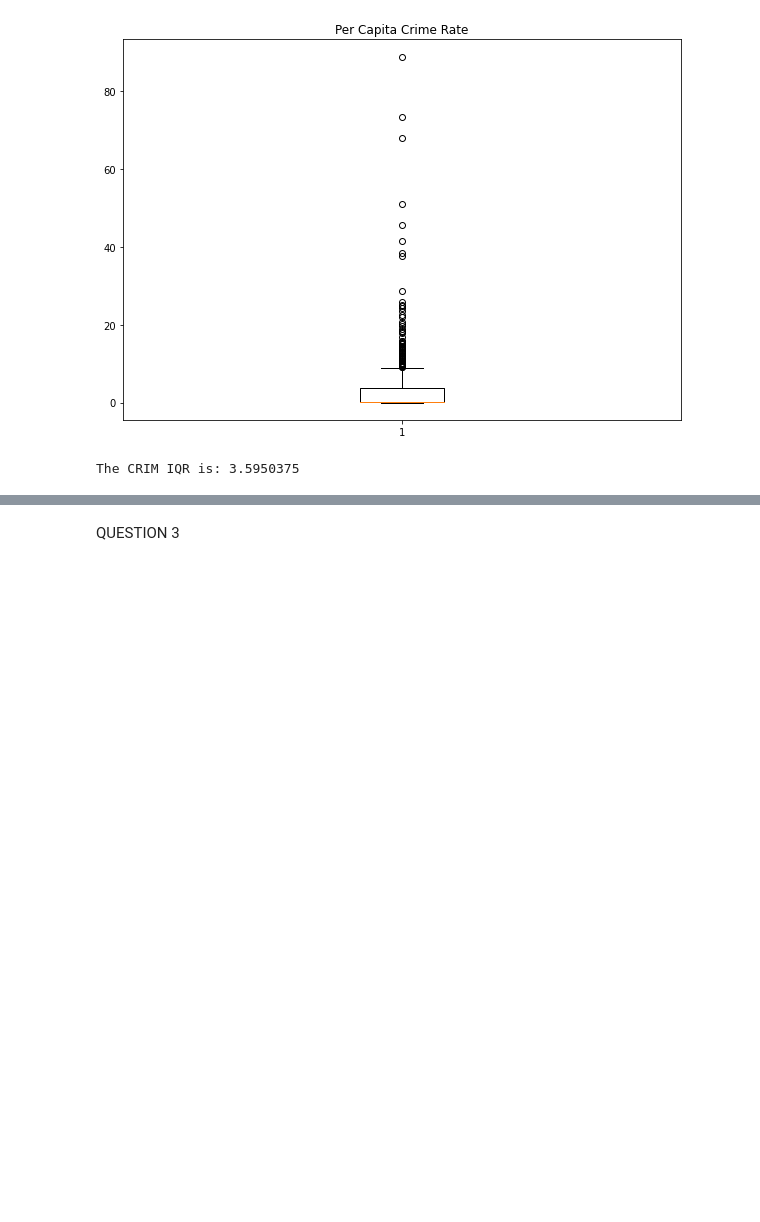
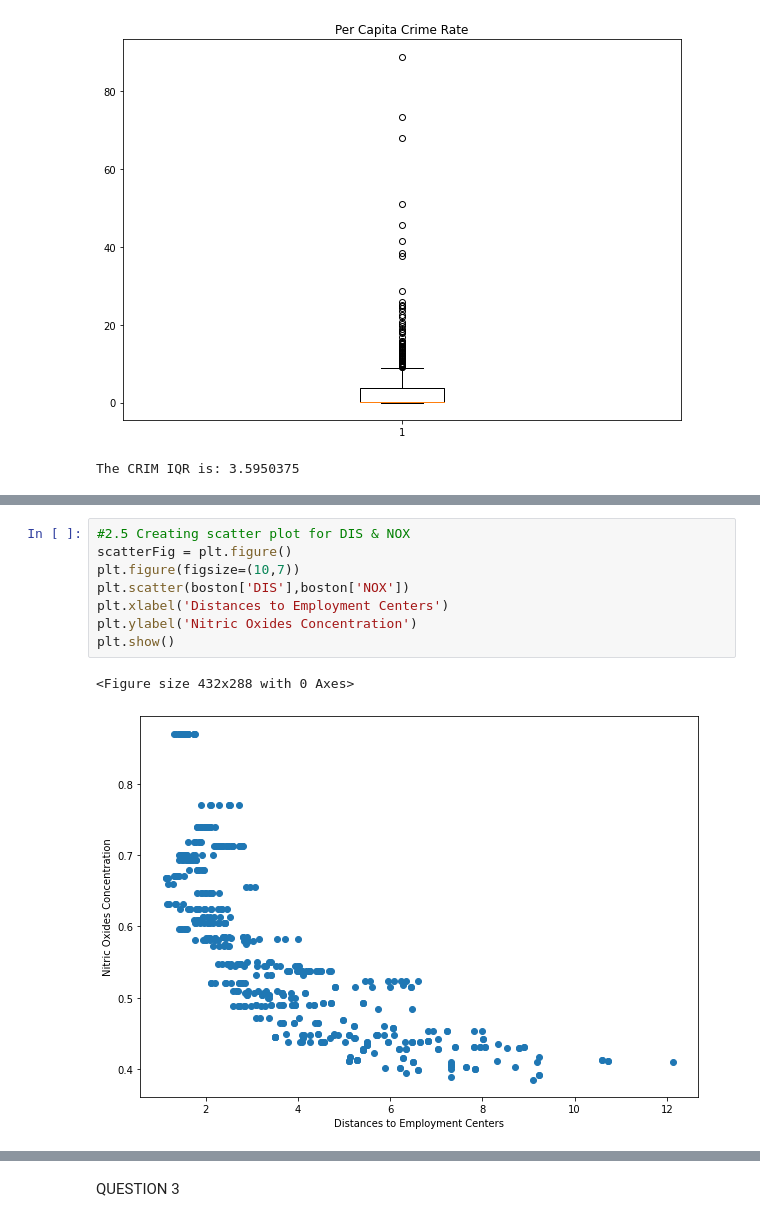
Before and after one commit to ivan-usd/refactored-octo-journey, a Jupyter notebook: notebooks/module3.ipynb, the cells around one changed output, grey strips where cells are left out. Cells and saved outputs as stored; diff of their text form; blank space fills up the shorter version.

```diff
--- a/notebooks/module3.ipynb
+++ b/notebooks/module3.ipynb
@@ -76,0 +84,11 @@ The CRIM IQR is: 3.5950375
+# %%
+#2.5 Creating scatter plot for DIS & NOX
+scatterFig = plt.figure()
+plt.figure(figsize=(10,7))
+plt.scatter(boston['DIS'],boston['NOX'])
+plt.xlabel('Distances to Employment Centers')
+plt.ylabel('Nitric Oxides Concentration')
+plt.show()
+# %% [output]
+<Figure size 432x288 with 0 Axes>
+[figure, added]
```
Also changed, not shown: parts of 3 cells of this notebook.
